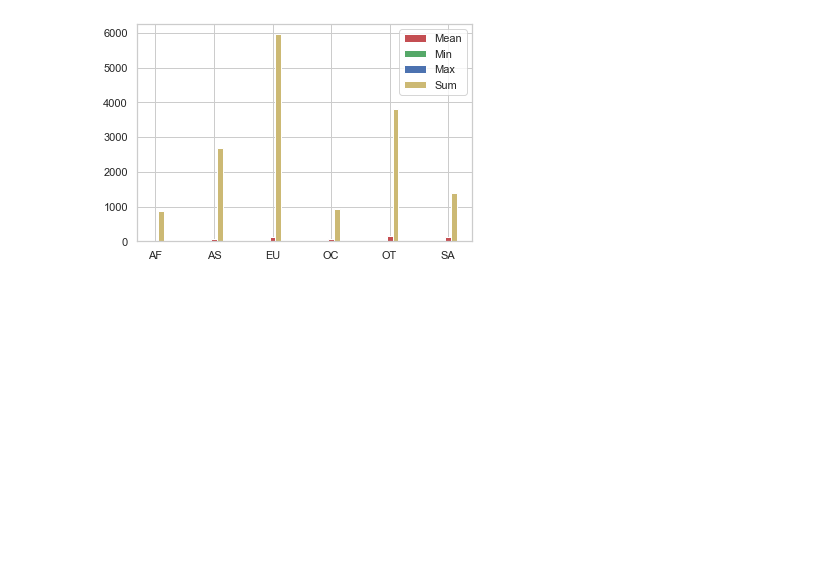
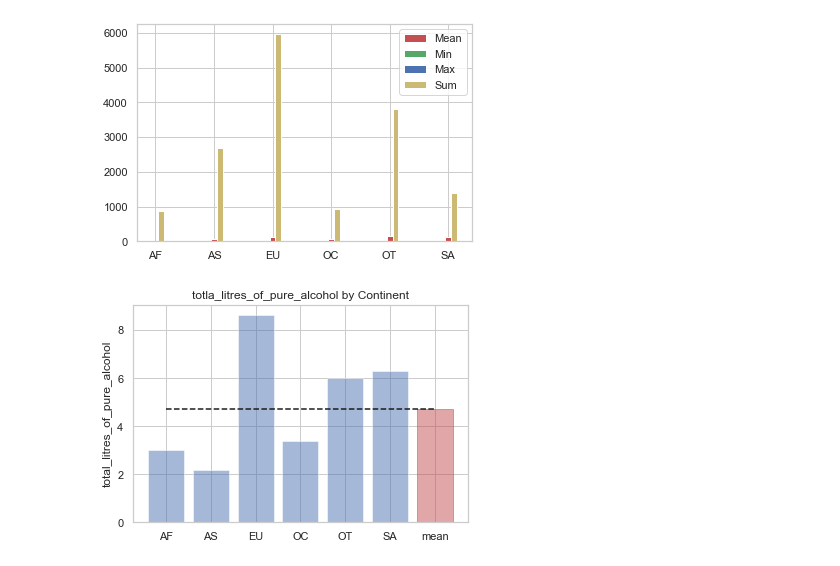
Before and after one commit to gyrud02/python_study, a Jupyter notebook: 12주차.ipynb, the cells around one changed output. Cells and saved outputs as stored; diff of their text form; code cells hidden in the pictures; blank space fills up the shorter version.

```diff
--- a/12주차.ipynb
+++ b/12주차.ipynb
@@ -297,3 +297,22 @@ plt.legend()
 plt.show()
 # %% [output]
 [figure]
+# %%
+# 대륙별 total_litres_of_pure_alcohol을 시각화한다.
+continents = continent_mean.index.tolist()
+continents.append('mean')
+x_pos = np.arange(len(continents))
+alcohol = continent_mean.tolist()
+alcohol.append(total_mean)
+
+bar_list = plt.bar(x_pos, alcohol, align='center', alpha=0.5)
+bar_list[len(continents) - 1].set_color('r')
+plt.plot([0.,6], [total_mean, total_mean], "k--")
+plt.xticks(x_pos, continents)
+
+plt.ylabel('total_litres_of_pure_alcohol')
+plt.title('totla_litres_of_pure_alcohol by Continent')
+
+plt.show()
+# %% [output]
+[figure, added]
```
Also changed, not shown: parts of 6 cells of this notebook.
